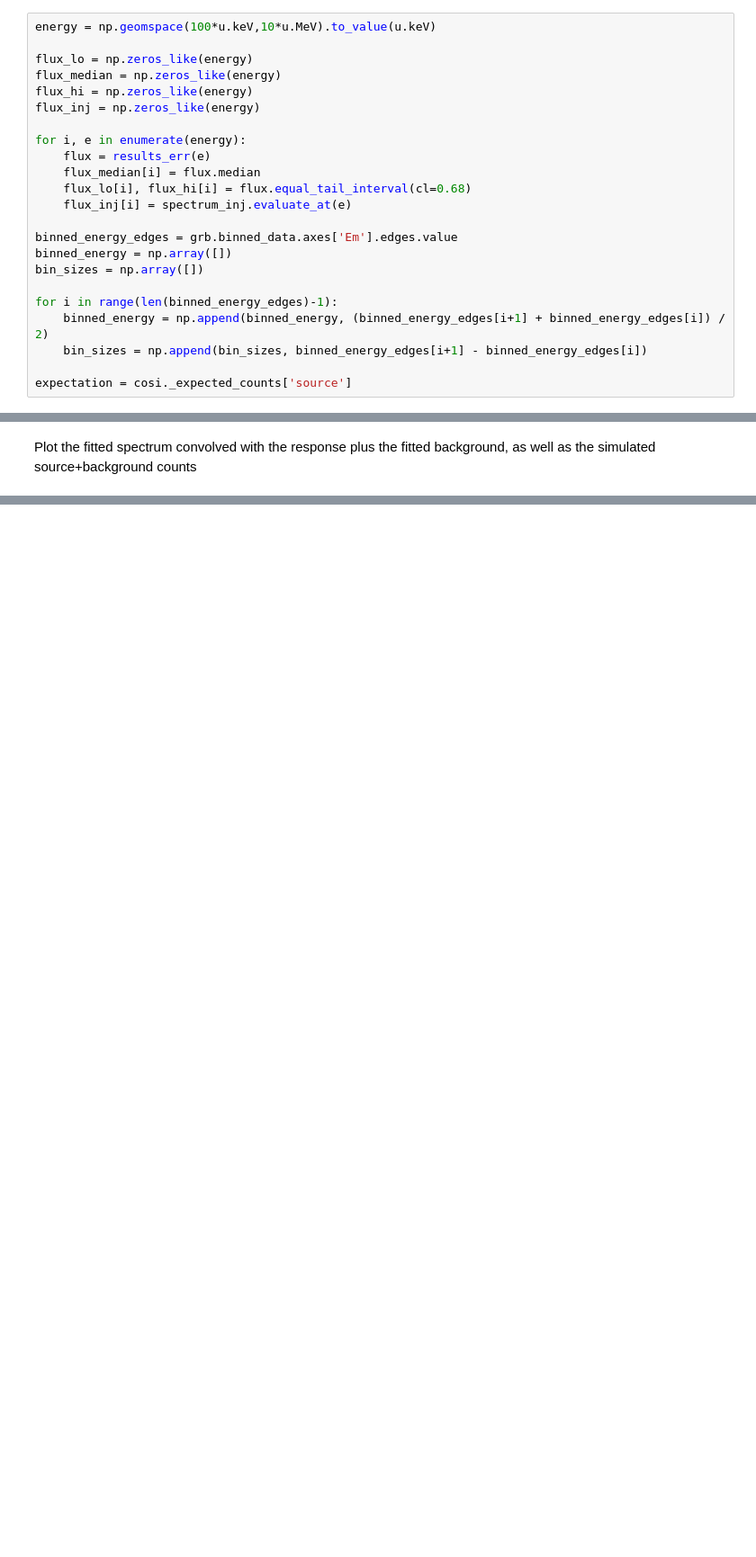
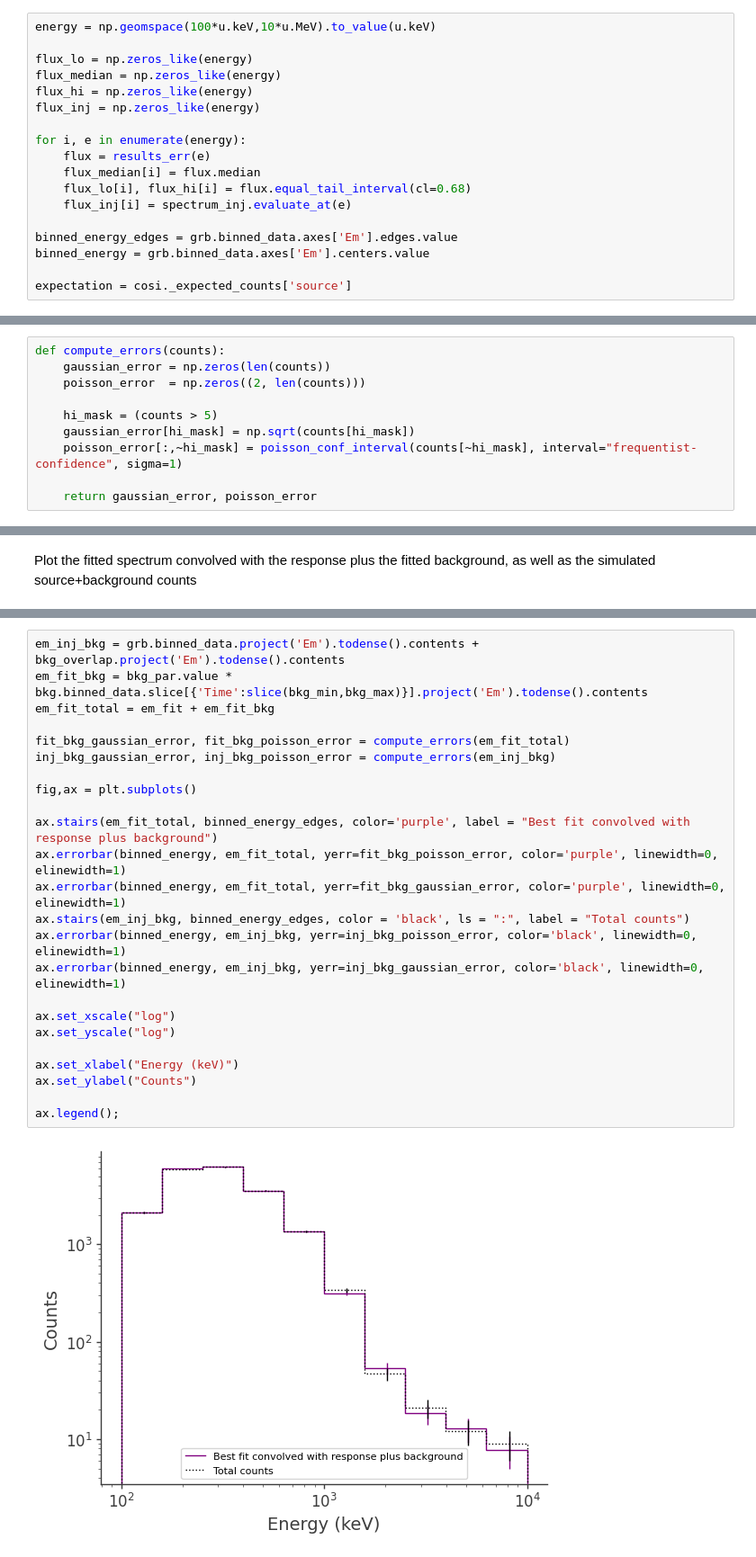
Before and after one commit to hiyoneda/cosipy, a Jupyter notebook: docs/tutorials/spectral_fits/continuum_fit/grb/SpectralFit_GRB.ipynb, the cells around one changed output, grey strips where cells are left out. Shown at 90% size. Cells and saved outputs as stored; diff of their text form; blank space fills up the shorter version.

Commit message:
Finished refactoring the SpectralFit_GRB tutorial. Everything seems good, apart from the last plot which might need some further review.

```diff
--- a/docs/tutorials/spectral_fits/continuum_fit/grb/SpectralFit_GRB.ipynb
+++ b/docs/tutorials/spectral_fits/continuum_fit/grb/SpectralFit_GRB.ipynb
@@ -344,12 +305,7 @@ for i, e in enumerate(energy):
     flux_inj[i] = spectrum_inj.evaluate_at(e)
 
 binned_energy_edges = grb.binned_data.axes['Em'].edges.value
-binned_energy = np.array([])
-bin_sizes = np.array([])
-
-for i in range(len(binned_energy_edges)-1):
-    binned_energy = np.append(binned_energy, (binned_energy_edges[i+1] + binned_energy_edges[i]) / 2)
-    bin_sizes = np.append(bin_sizes, binned_energy_edges[i+1] - binned_energy_edges[i])
+binned_energy = grb.binned_data.axes['Em'].centers.value
 
 expectation = cosi._expected_counts['source']
 # %% [markdown]
@@ -373,4 +328,14 @@ ax.legend()
 [figure]
+# %%
+def compute_errors(counts):
+    gaussian_error = np.zeros(len(counts))
+    poisson_error  = np.zeros((2, len(counts)))
+
+    hi_mask = (counts > 5)
+    gaussian_error[hi_mask] = np.sqrt(counts[hi_mask])
+    poisson_error[:,~hi_mask] = poisson_conf_interval(counts[~hi_mask], interval="frequentist-confidence", sigma=1)
+
+    return gaussian_error, poisson_error
 # %% [markdown]
 Plot the fitted spectrum convolved with the response, as well as the simulated source counts
 # %%
@@ -459,0 +368,26 @@ ax.legend()
+# %%
+em_inj_bkg = grb.binned_data.project('Em').todense().contents + bkg_overlap.project('Em').todense().contents
+em_fit_bkg = bkg_par.value * bkg.binned_data.slice[{'Time':slice(bkg_min,bkg_max)}].project('Em').todense().contents
+em_fit_total = em_fit + em_fit_bkg
+
+fit_bkg_gaussian_error, fit_bkg_poisson_error = compute_errors(em_fit_total)
+inj_bkg_gaussian_error, inj_bkg_poisson_error = compute_errors(em_inj_bkg)
+
+fig,ax = plt.subplots()
+
+ax.stairs(em_fit_total, binned_energy_edges, color='purple', label = "Best fit convolved with response plus background")
+ax.errorbar(binned_energy, em_fit_total, yerr=fit_bkg_poisson_error, color='purple', linewidth=0, elinewidth=1)
+ax.errorbar(binned_energy, em_fit_total, yerr=fit_bkg_gaussian_error, color='purple', linewidth=0, elinewidth=1)
+ax.stairs(em_inj_bkg, binned_energy_edges, color = 'black', ls = ":", label = "Total counts")
+ax.errorbar(binned_energy, em_inj_bkg, yerr=inj_bkg_poisson_error, color='black', linewidth=0, elinewidth=1)
+ax.errorbar(binned_energy, em_inj_bkg, yerr=inj_bkg_gaussian_error, color='black', linewidth=0, elinewidth=1)
+
+ax.set_xscale("log")
+ax.set_yscale("log")
+
+ax.set_xlabel("Energy (keV)")
+ax.set_ylabel("Counts")
+
+ax.legend();
+# %% [output]
+[figure, added]
```
Also changed, not shown: parts of 22 cells of this notebook, 1 other file.
